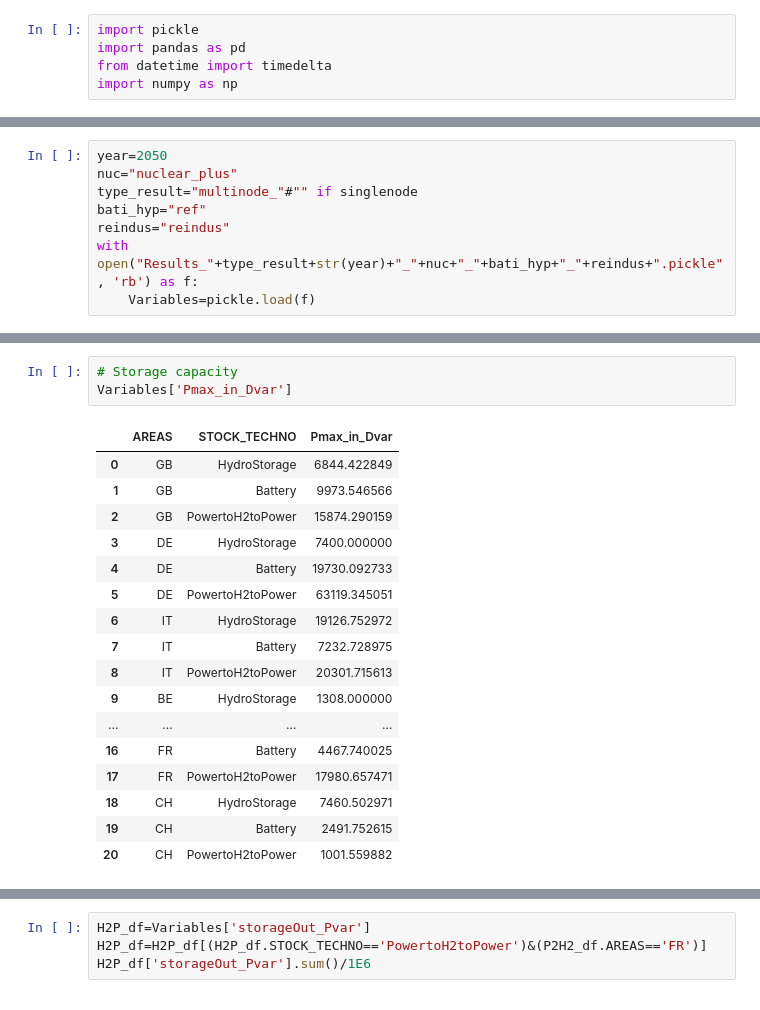
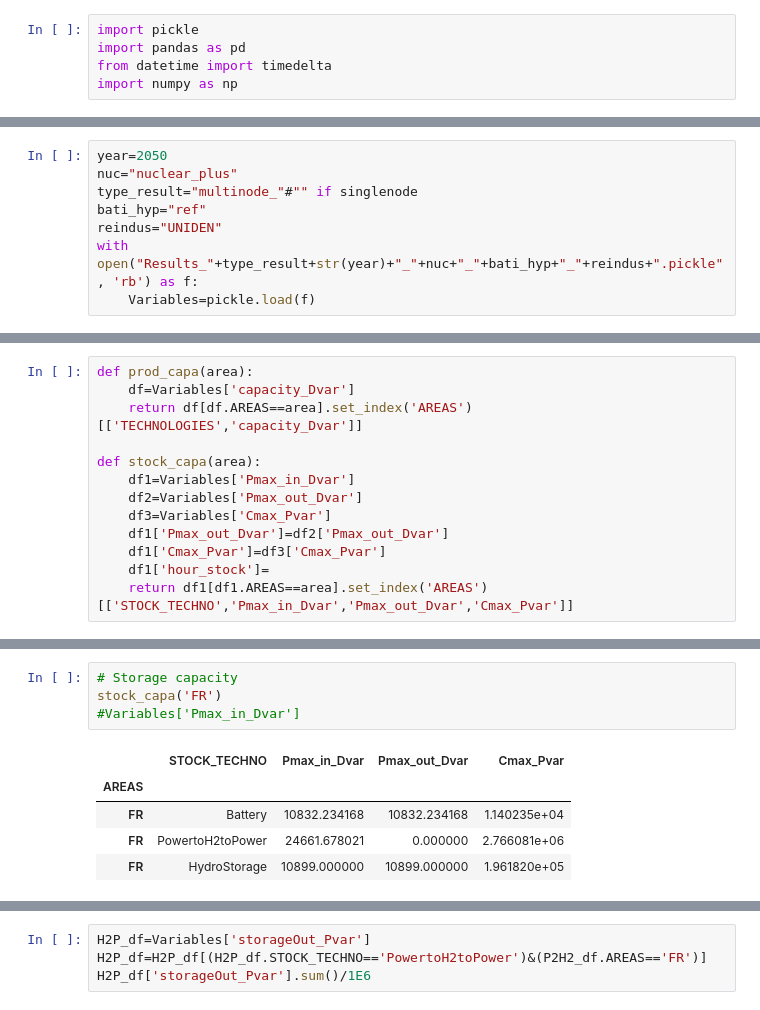
Before and after one commit to robingirard/Energy-Alternatives-Planning, a Jupyter notebook: SujetsDAnalyses/Belfort/Analyse_resultats.ipynb, the cells around one changed output, grey strips where cells are left out. Saved outputs shown, nothing was run; the diff lists cells and outputs as text.

Commit message:
Adding UNIDEN consumption hypothesis

```diff
--- a/SujetsDAnalyses/Belfort/Analyse_resultats.ipynb
+++ b/SujetsDAnalyses/Belfort/Analyse_resultats.ipynb
@@ -8,7 +10,7 @@ year=2050
 nuc="nuclear_plus"
 type_result="multinode_"#"" if singlenode
 bati_hyp="ref"
-reindus="reindus"
+reindus="UNIDEN"
 with open("Results_"+type_result+str(year)+"_"+nuc+"_"+bati_hyp+"_"+reindus+".pickle", 'rb') as f:
     Variables=pickle.load(f)
 # %%
@@ -34 +40,14 @@ print(Variables)
+# %%
+def prod_capa(area):
+    df=Variables['capacity_Dvar']
+    return df[df.AREAS==area].set_index('AREAS')[['TECHNOLOGIES','capacity_Dvar']]
+
+def stock_capa(area):
+    df1=Variables['Pmax_in_Dvar']
+    df2=Variables['Pmax_out_Dvar']
+    df3=Variables['Cmax_Pvar']
+    df1['Pmax_out_Dvar']=df2['Pmax_out_Dvar']
+    df1['Cmax_Pvar']=df3['Cmax_Pvar']
+    df1['hour_stock']=
+    return df1[df1.AREAS==area].set_index('AREAS')[['STOCK_TECHNO','Pmax_in_Dvar','Pmax_out_Dvar','Cmax_Pvar']]
 # %% [markdown]
@@ -55,21 +75,10 @@ Variables['capacity_Dvar'][Variables['capacity_Dvar'].AREAS=='FR']
 # %%
 # Storage capacity
-Variables['Pmax_in_Dvar']
+stock_capa('FR')
+#Variables['Pmax_in_Dvar']
 # %% [output]
-|  | AREAS | STOCK_TECHNO | Pmax_in_Dvar |
-| 0 | GB | HydroStorage | 6844.422849 |
-| 1 | GB | Battery | 9973.546566 |
-| 2 | GB | PowertoH2toPower | 15874.290159 |
-| 3 | DE | HydroStorage | 7400.000000 |
-| 4 | DE | Battery | 19730.092733 |
-| 5 | DE | PowertoH2toPower | 63119.345051 |
-| 6 | IT | HydroStorage | 19126.752972 |
-| 7 | IT | Battery | 7232.728975 |
-| 8 | IT | PowertoH2toPower | 20301.715613 |
-| 9 | BE | HydroStorage | 1308.000000 |
-| ... | ... | ... | ... |
-| 16 | FR | Battery | 4467.740025 |
-| 17 | FR | PowertoH2toPower | 17980.657471 |
-| 18 | CH | HydroStorage | 7460.502971 |
-| 19 | CH | Battery | 2491.752615 |
-| 20 | CH | PowertoH2toPower | 1001.559882 |
+|  | STOCK_TECHNO | Pmax_in_Dvar | Pmax_out_Dvar | Cmax_Pvar |
+| AREAS |  |  |  |  |
+| FR | Battery | 10832.234168 | 10832.234168 | 1.140235e+04 |
+| FR | PowertoH2toPower | 24661.678021 | 0.000000 | 2.766081e+06 |
+| FR | HydroStorage | 10899.000000 | 10899.000000 | 1.961820e+05 |
```
Also changed, not shown: parts of 14 cells of this notebook, 25 other files.
